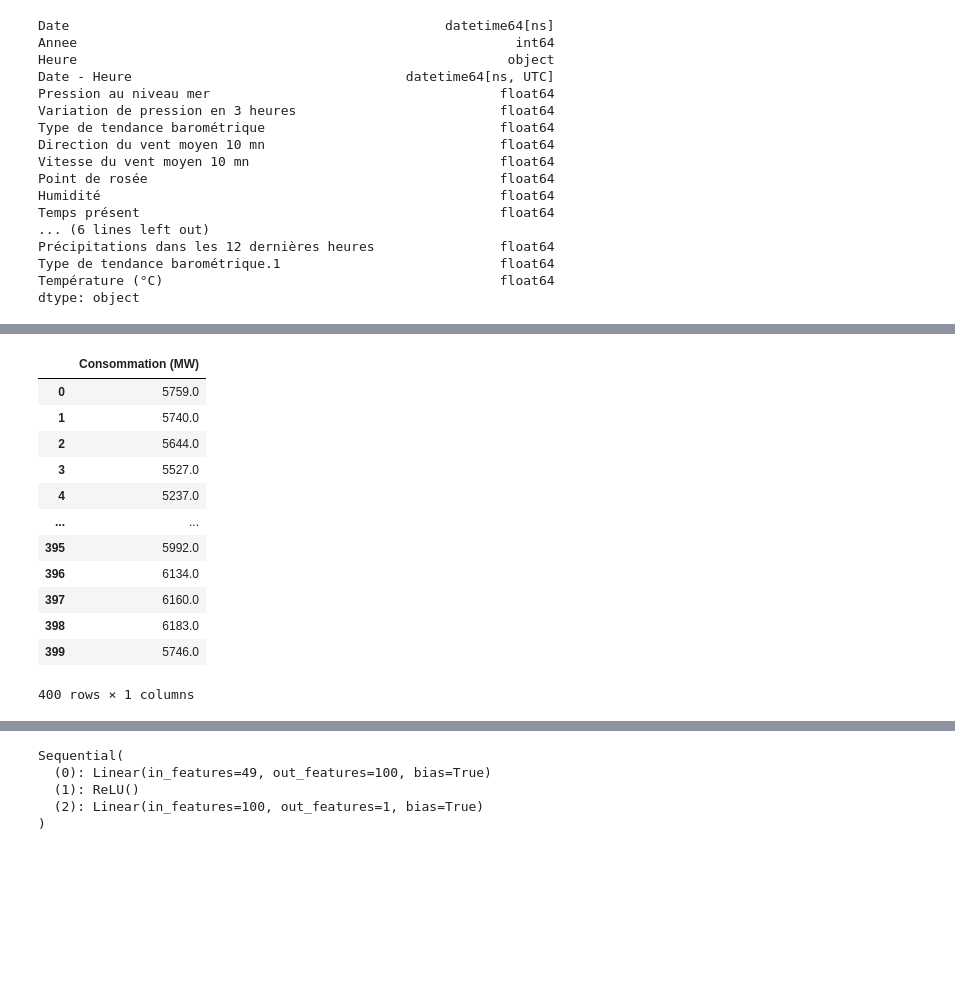
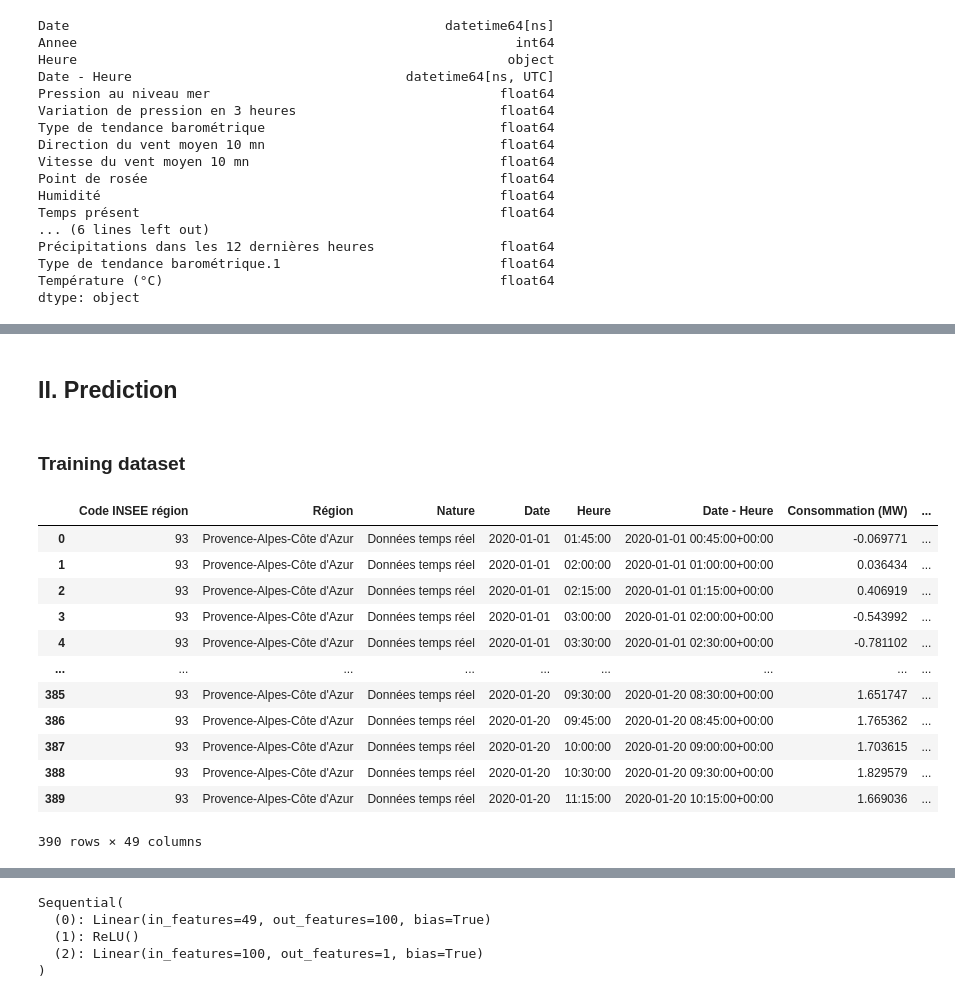
Before and after one commit to NicolasLacroix/data-representation, a Jupyter notebook: notebooks/consumption_prediction.ipynb, the cells around one changed output, grey strips where cells are left out. Cells and saved outputs as stored; diff of their text form; code cells hidden in the pictures; blank space fills up the shorter version.

Commit message:
training and target datasets progression

```diff
--- a/notebooks/consumption_prediction.ipynb
+++ b/notebooks/consumption_prediction.ipynb
@@ -109,23 +92,31 @@ data_train
-# %%
-# target definition
-target_data = data[["Consommation (MW)"]][:TRAIN_SPLIT]
-# data_train_mean = target_data["Consommation (MW)"].mean()
-# data_train_std = target_data["Consommation (MW)"].std()
-# target_data["Consommation (MW)"] = (target_data["Consommation (MW)"]-data_train_mean)/data_train_std
-# target_data[["Date", "Heure"]] = target_data[["Date", "Heure"]].values.astype(np.float64)
-# target_data = extractDate(target_data)
-target_data
-# %% [output]
-|  | Consommation (MW) |
-| 0 | 5759.0 |
-| 1 | 5740.0 |
-| 2 | 5644.0 |
-| 3 | 5527.0 |
-| 4 | 5237.0 |
-| ... | ... |
-| 395 | 5992.0 |
-| 396 | 6134.0 |
-| 397 | 6160.0 |
-| 398 | 6183.0 |
-| 399 | 5746.0 |
-400 rows × 1 columns
+# %% [markdown]
+## II. Prediction
+# %%
+TRAIN_SPLIT = 400 # size of the training dataset
+NB_DAYS = 10 # number of days to be predicted
+# %% [markdown]
+### Training dataset
+# %%
+# TODO: normalize all columns or only Consuming ?
+# TODO: improve performances
+data_train = pd.concat([data, data_meteo], axis=1, join='inner')[:TRAIN_SPLIT-NB_DAYS]
+# normalizing data
+data_train_mean = data_train["Consommation (MW)"].mean()
+data_train_std = data_train["Consommation (MW)"].std()
+data_train["Consommation (MW)"] = (data_train["Consommation (MW)"]-data_train_mean)/data_train_std
+# final training dataset
+data_train
+# %% [output]
+|  | Code INSEE région | Région | Nature | Date | Heure | Date - Heure | Consommation (MW) | ... |
+| 0 | 93 | Provence-Alpes-Côte d'Azur | Données temps réel | 2020-01-01 | 01:45:00 | 2020-01-01 00:45:00+00:00 | -0.069771 | ... |
+| 1 | 93 | Provence-Alpes-Côte d'Azur | Données temps réel | 2020-01-01 | 02:00:00 | 2020-01-01 01:00:00+00:00 | 0.036434 | ... |
+| 2 | 93 | Provence-Alpes-Côte d'Azur | Données temps réel | 2020-01-01 | 02:15:00 | 2020-01-01 01:15:00+00:00 | 0.406919 | ... |
+| 3 | 93 | Provence-Alpes-Côte d'Azur | Données temps réel | 2020-01-01 | 03:00:00 | 2020-01-01 02:00:00+00:00 | -0.543992 | ... |
+| 4 | 93 | Provence-Alpes-Côte d'Azur | Données temps réel | 2020-01-01 | 03:30:00 | 2020-01-01 02:30:00+00:00 | -0.781102 | ... |
+| ... | ... | ... | ... | ... | ... | ... | ... | ... |
+| 385 | 93 | Provence-Alpes-Côte d'Azur | Données temps réel | 2020-01-20 | 09:30:00 | 2020-01-20 08:30:00+00:00 | 1.651747 | ... |
+| 386 | 93 | Provence-Alpes-Côte d'Azur | Données temps réel | 2020-01-20 | 09:45:00 | 2020-01-20 08:45:00+00:00 | 1.765362 | ... |
+| 387 | 93 | Provence-Alpes-Côte d'Azur | Données temps réel | 2020-01-20 | 10:00:00 | 2020-01-20 09:00:00+00:00 | 1.703615 | ... |
+| 388 | 93 | Provence-Alpes-Côte d'Azur | Données temps réel | 2020-01-20 | 10:30:00 | 2020-01-20 09:30:00+00:00 | 1.829579 | ... |
+| 389 | 93 | Provence-Alpes-Côte d'Azur | Données temps réel | 2020-01-20 | 11:15:00 | 2020-01-20 10:15:00+00:00 | 1.669036 | ... |
+390 rows × 49 columns
```
Also changed, not shown: parts of 15 cells of this notebook, 2 other files.
